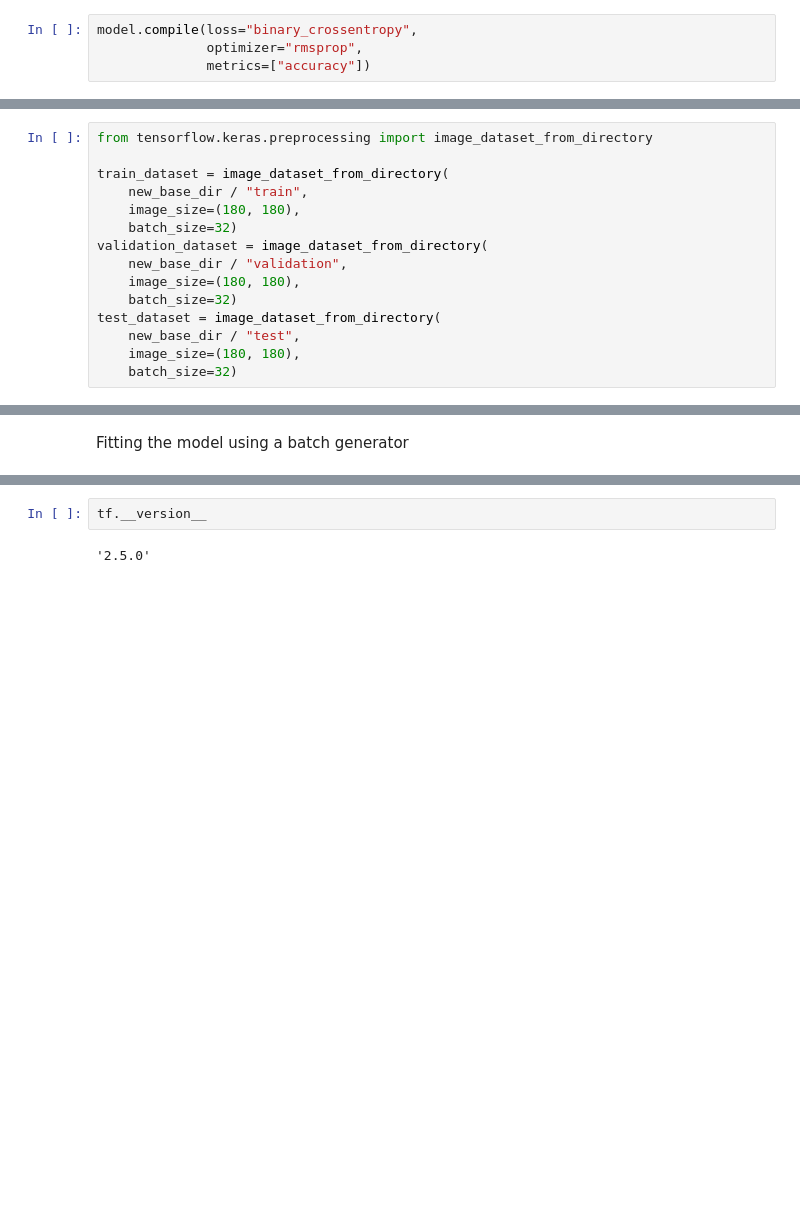
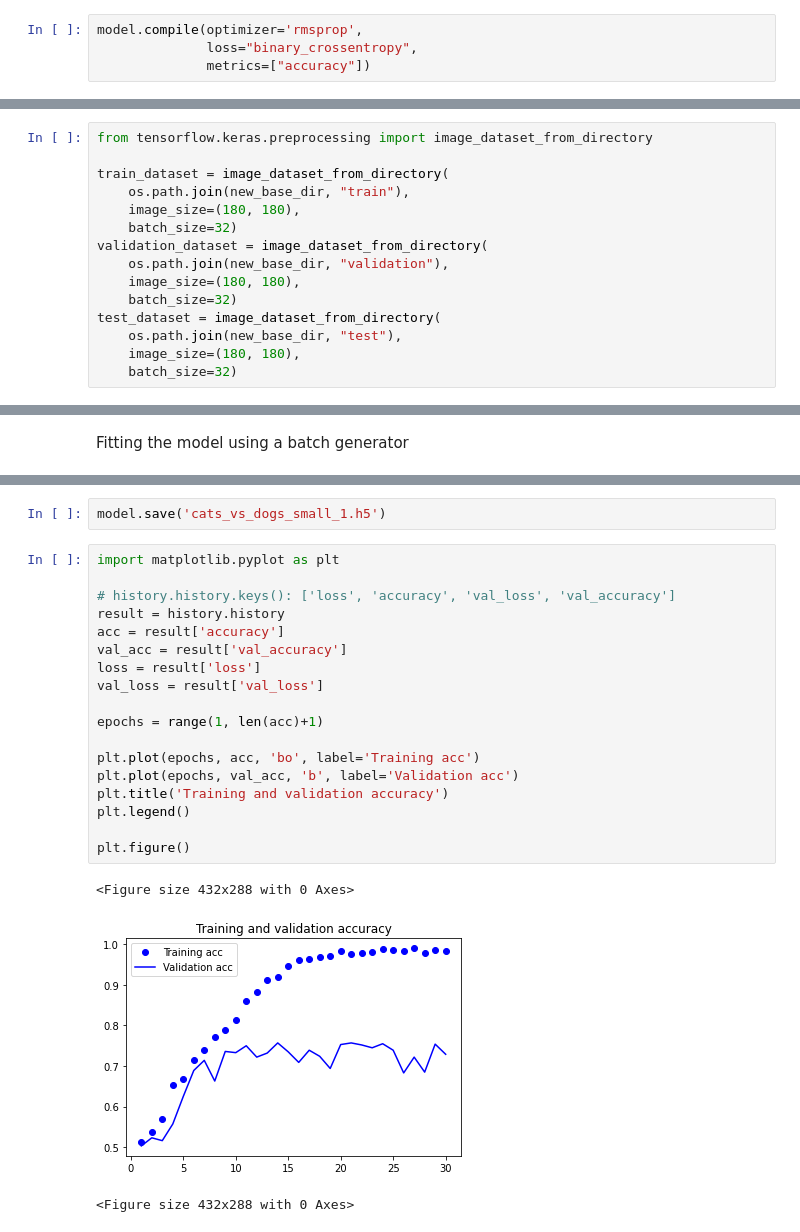
Before and after one commit to yifu-zhang/deep-learning-python_Francois_Chollet, a Jupyter notebook: codes/chapter5/Dogs-vs-cats.ipynb, the cells around one changed output, grey strips where cells are left out. Saved outputs shown, nothing was run; the diff lists cells and outputs as text; blank space fills up the shorter version.

```diff
--- a/codes/chapter5/Dogs-vs-cats.ipynb
+++ b/codes/chapter5/Dogs-vs-cats.ipynb
@@ -55,8 +63,8 @@ model.summary()
 # %% [markdown]
 Configuring the model for training
 # %%
-model.compile(loss="binary_crossentropy",
-              optimizer="rmsprop",
+model.compile(optimizer='rmsprop',
+              loss="binary_crossentropy",
               metrics=["accuracy"])
 # %% [markdown]
 ### Data preprocessing
@@ -70,15 +78,15 @@ Data should be formatted into appropriately preprocessed floating-point tensors
 from tensorflow.keras.preprocessing import image_dataset_from_directory
 
 train_dataset = image_dataset_from_directory(
-    new_base_dir / "train",
+    os.path.join(new_base_dir, "train"),
     image_size=(180, 180),
     batch_size=32)
 validation_dataset = image_dataset_from_directory(
-    new_base_dir / "validation",
+    os.path.join(new_base_dir, "validation"),
     image_size=(180, 180),
     batch_size=32)
 test_dataset = image_dataset_from_directory(
-    new_base_dir / "test",
+    os.path.join(new_base_dir, "test"),
     image_size=(180, 180),
     batch_size=32)
 # %% [output]
@@ -121,4 +136,24 @@ Epoch 28/30
-# %%
-tf.__version__
-# %% [output]
-'2.5.0'
+# %%
+model.save('cats_vs_dogs_small_1.h5')
+# %%
+import matplotlib.pyplot as plt
+
+# history.history.keys(): ['loss', 'accuracy', 'val_loss', 'val_accuracy']
+result = history.history
+acc = result['accuracy']
+val_acc = result['val_accuracy']
+loss = result['loss']
+val_loss = result['val_loss']
+
+epochs = range(1, len(acc)+1)
+
+plt.plot(epochs, acc, 'bo', label='Training acc')
+plt.plot(epochs, val_acc, 'b', label='Validation acc')
+plt.title('Training and validation accuracy')
+plt.legend()
+
+plt.figure()
+# %% [output]
+<Figure size 432x288 with 0 Axes>
+[figure, added]
+<Figure size 432x288 with 0 Axes>
```
Also changed, not shown: parts of 24 cells of this notebook.
